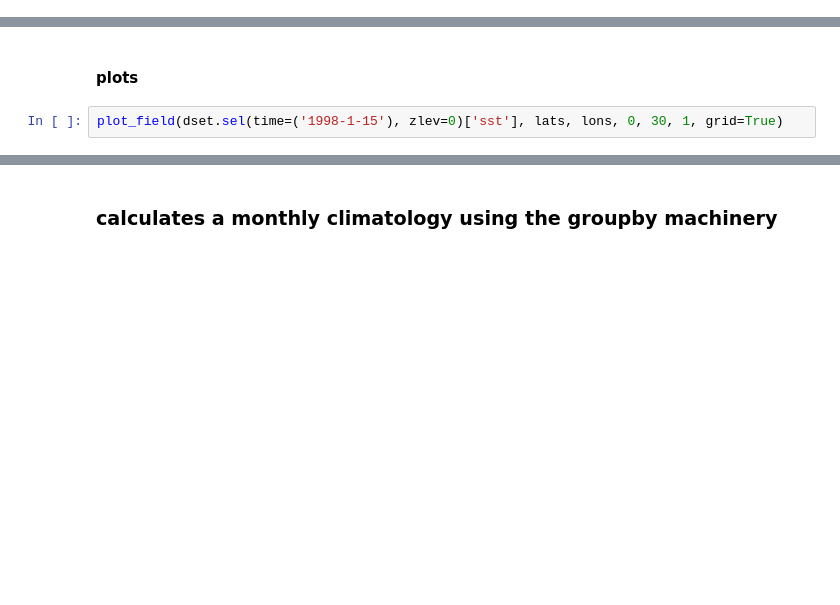
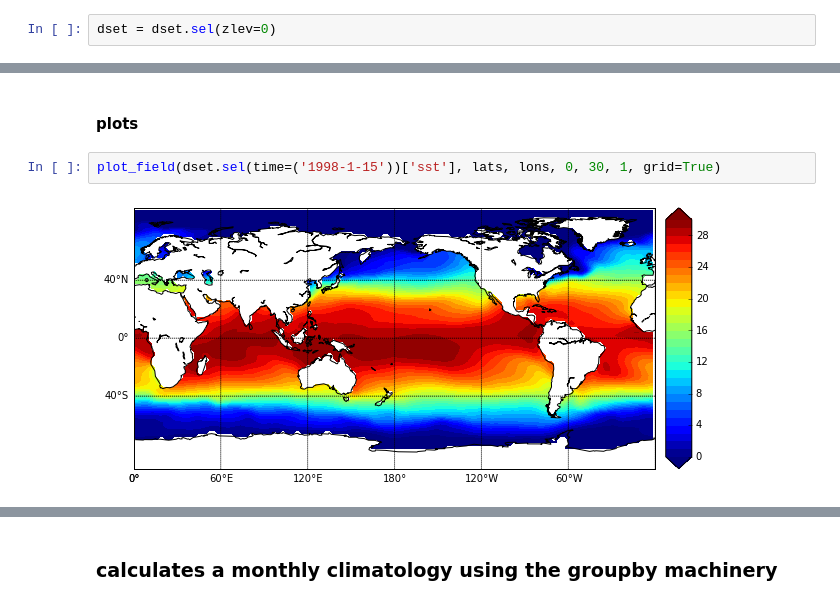
Before and after one commit to awneshsingh/USP_Python_workshop, a Jupyter notebook: session_2/notebooks/xarray.ipynb, the cells around one changed output, grey strips where cells are left out. Drawn from its saved outputs; the diff is of its cells as text; blank space fills up the shorter version.

```diff
--- a/session_2/notebooks/xarray.ipynb
+++ b/session_2/notebooks/xarray.ipynb
@@ -99,0 +171,2 @@ lons, lats = np.meshgrid(lon, lat)
+# %%
+dset = dset.sel(zlev=0)
@@ -125,5 +263,7 @@ def plot_field(X, lat, lon, vmin, vmax, step, cmap=plt.get_cmap('jet'), ax=False
 # %% [markdown]
 #### plots
 # %%
-plot_field(dset.sel(time=('1998-1-15'), zlev=0)['sst'], lats, lons, 0, 30, 1, grid=True)
+plot_field(dset.sel(time=('1998-1-15'))['sst'], lats, lons, 0, 30, 1, grid=True)
+# %% [output]
+[figure, added]
 # %%
```
Also changed, not shown: parts of 52 cells of this notebook, 5 other files.
